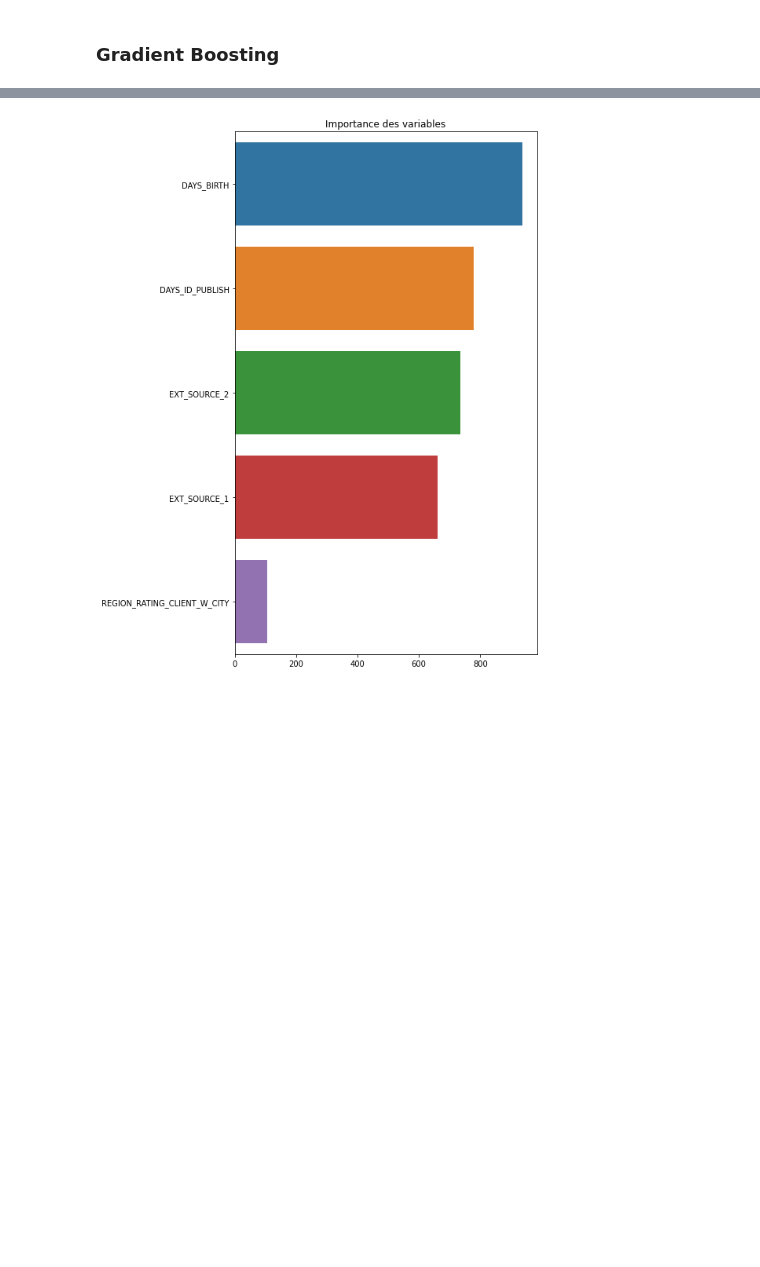
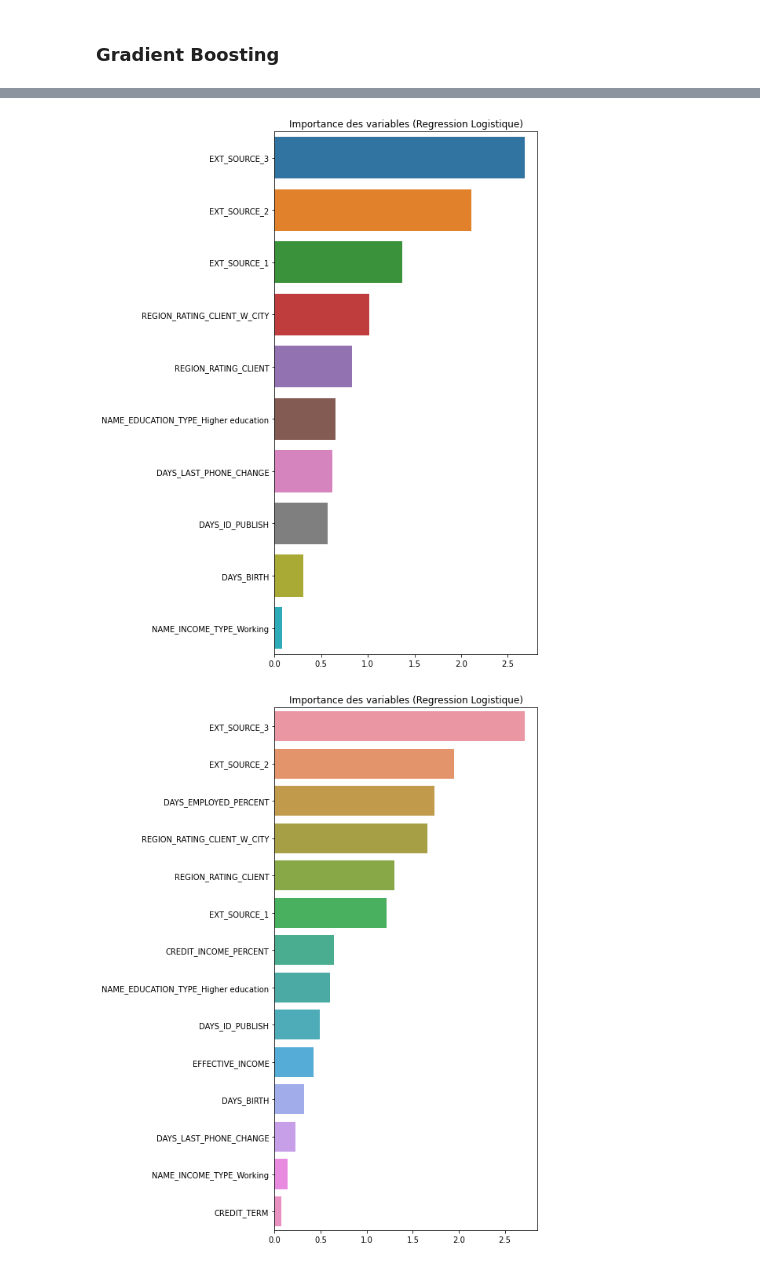
Before and after one commit to ThibaultDieudonne/Credit-Scoring, a Jupyter notebook: notebook.ipynb, the cells around one changed output, grey strips where cells are left out. Cells and saved outputs as stored; diff of their text form; code cells hidden in the pictures; blank space fills up the shorter version.

```diff
--- a/notebook.ipynb
+++ b/notebook.ipynb
@@ -514,0 +541,2 @@ Training logistic regression
+# %%
+_predictors.append(make_random_forest(X_train, y_train))
@@ -514,0 +545,2 @@ Training logistic regression
+# %%
+_predictors.append(make_kernel_SVM(sX_train, sy_train))
@@ -514,0 +549,2 @@ Training logistic regression
+# %%
+_predictors.append(make_lgbm(X_train, y_train, X_test, y_test))
@@ -528,13 +582,16 @@ print(display_df)
 # %%
-def display_importances(feature_importance):
-    ordered_features, ordered_importance = [list(i) for i in zip(*sorted(zip(features_names, feature_importance), key=lambda x: -x[1]))]
-    plt.figure(figsize=(8, 10))
-    sns.barplot(x=ordered_importance, y=ordered_features)
-    plt.title('Importance des variables')
-    plt.tight_layout()
-    plt.show()
+def display_importances(model_index):
+    for feature_importance in [stats_df['Importances'].iloc[model_index], stats_df_extended['Importances'].iloc[model_index]]:
+        feature_importance = list(map(abs, feature_importance))
+        ordered_features, ordered_importance = [list(i) for i in zip(*sorted(zip(features_names, feature_importance), key=lambda x: -x[1]))]
+        plt.figure(figsize=(8, 10))
+        sns.barplot(x=ordered_importance, y=ordered_features)
+        plt.title(f'Importance des variables ({_models[model_index]})')
+        plt.tight_layout()
+        plt.show()
 # %%
-display_importances(stats_df['Importances'].iloc[3])
+display_importances(0)
 # %% [output]
-[figure, old version]
+[figure, new version]
+[figure, added]
 # %%
```
Also changed, not shown: parts of 47 cells of this notebook, 1 other file.
